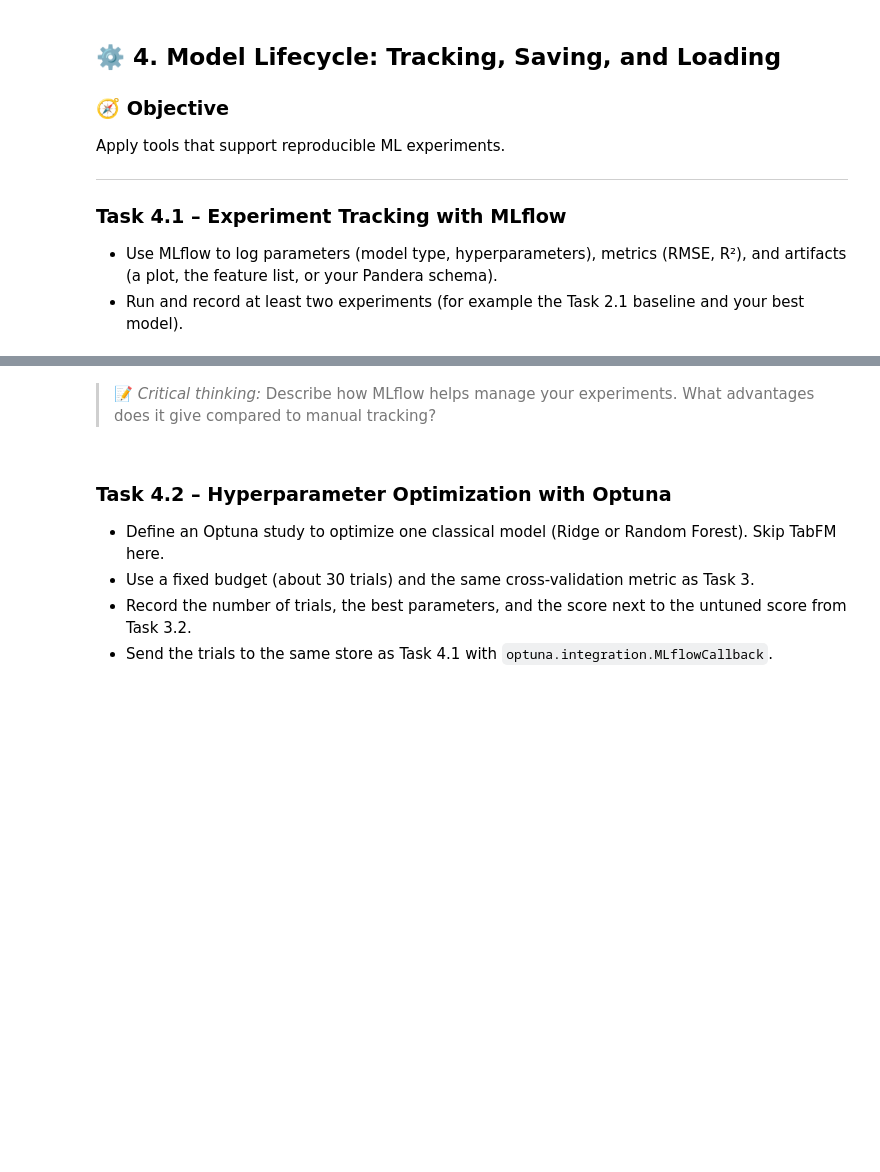
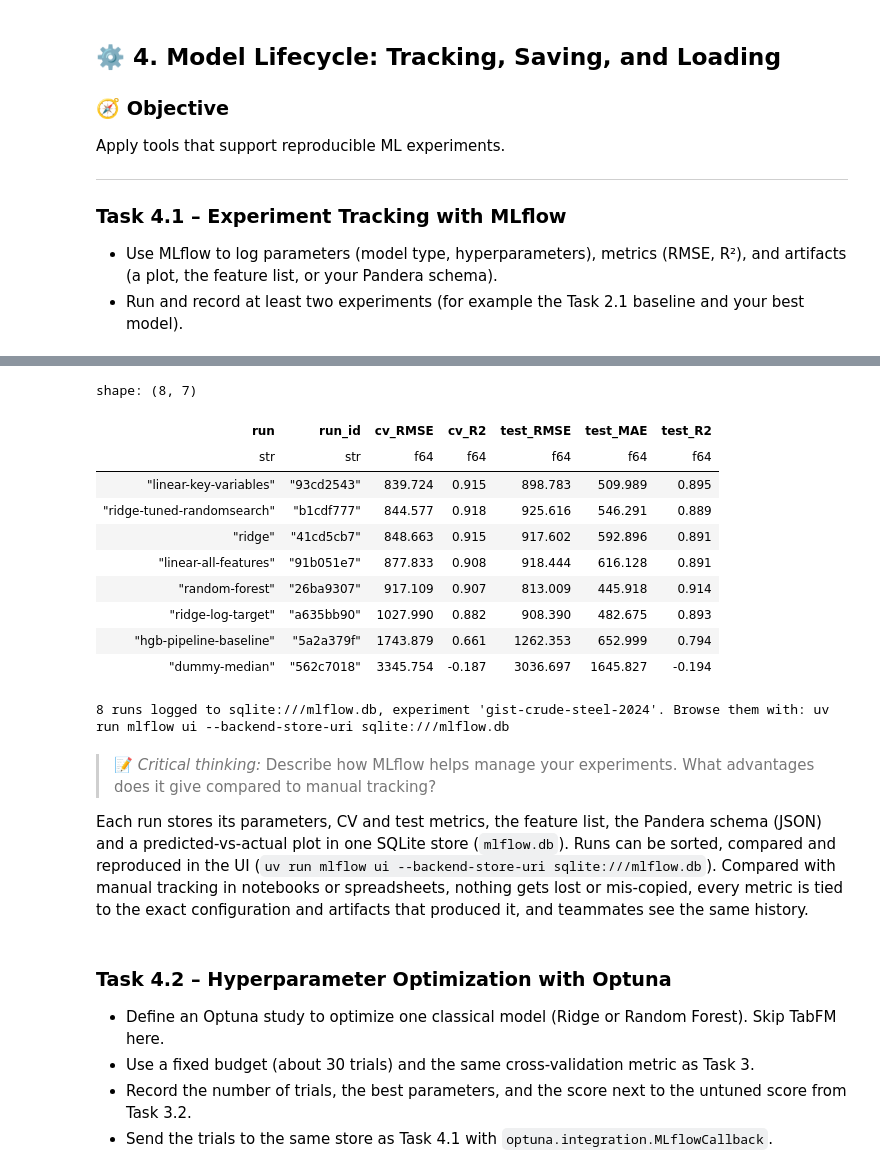
Before and after one commit to kenza-gueddas/aidams-lab2-bennjima-gueddas-mallat-sanver-tanaci, a Jupyter notebook: lab_2.ipynb, the cells around one changed output, grey strips where cells are left out. Cells and saved outputs as stored; diff of their text form; code cells hidden in the pictures; blank space fills up the shorter version.

Commit message:
final notebook

```diff
--- a/lab_2.ipynb
+++ b/lab_2.ipynb
@@ -180,3 +911,66 @@ Apply tools that support reproducible ML experiments.
 ### **Task 4.1 – Experiment Tracking with MLflow**
 - Use MLflow to log parameters (model type, hyperparameters), metrics (RMSE, R²), and artifacts (a plot, the feature list, or your Pandera schema).
 - Run and record at least two experiments (for example the Task 2.1 baseline and your best model).
+# %%
+import json
+
+import mlflow
+
+MLFLOW_URI = "sqlite:///mlflow.db"
+EXPERIMENT = "gist-crude-steel-2024"
+mlflow.set_tracking_uri(MLFLOW_URI)
+mlflow.set_experiment(EXPERIMENT)
+
+schema_spec = {name: {"dtype": str(col.dtype), "nullable": col.nullable, "unique": col.unique,
+                      "checks": [str(check) for check in col.checks]}
+               for name, col in schema.columns.items()}
+
+
+def prediction_plot(predictions: np.ndarray, title: str):
+    fig, ax = plt.subplots(figsize=(4.5, 4.5))
+    ax.scatter(y_test, predictions, s=16)
+    upper = max(y_test.max(), predictions.max()) * 1.05
+    ax.plot([0, upper], [0, upper], "--", c="grey", lw=1)
+    ax.set(xlabel="actual 2024 production (ttpa)", ylabel="predicted (ttpa)", title=title)
+    return fig
+
+
+def log_experiment(name: str, model, folds: pl.DataFrame | None = None) -> str:
+    estimator = model["model"] if isinstance(model, Pipeline) else model
+    params = {k: v for k, v in estimator.get_params().items() if isinstance(v, (int, float, str, bool, type(None)))}
+    predictions = model.predict(X_test)
+    with mlflow.start_run(run_name=name) as run:
+        mlflow.log_params({"model_type": type(estimator).__name__, "target": TARGET,
+                           "n_train": len(y_train), "n_test": len(y_test), **params})
+        mlflow.log_metrics({"test_RMSE": root_mean_squared_error(y_test, predictions),
+                            "test_MAE": mean_absolute_error(y_test, predictions),
+                            "test_R2": r2_score(y_test, predictions)})
+        if folds is not None:
+            mlflow.log_metrics({f"cv_{m}": folds[m].mean() for m in ("RMSE", "MAE", "R2")})
+        mlflow.log_dict({"numeric": NUMERIC, "categorical": CATEGORICAL, "target": TARGET}, "features.json")
+        mlflow.log_dict(schema_spec, "pandera_schema.json")
+        fig = prediction_plot(predictions, name)
+        mlflow.log_figure(fig, "pred_vs_actual.png")
+        plt.close(fig)
+    return run.info.run_id
+
+
+experiments = {
+    "dummy-median": (dummy, cross_val(DummyRegressor(strategy="median"))),
+    "hgb-pipeline-baseline": (baseline_pipeline, cross_val(baseline_pipeline)),
+    "linear-key-variables": (linear_key, linear_folds),
+    "linear-all-features": (candidates["Linear Regression"], fold_scores["Linear Regression"]),
+    "ridge": (candidates["Ridge"], fold_scores["Ridge"]),
+    "random-forest": (candidates["Random Forest"], fold_scores["Random Forest"]),
+    "ridge-log-target": (candidates["Ridge, log target"], fold_scores["Ridge, log target"]),
+    "ridge-tuned-randomsearch": (search.best_estimator_, ridge_tuned_folds),
+}
+run_ids = {name: log_experiment(name, model, folds) for name, (model, folds) in experiments.items()}
+
+logged = [mlflow.get_run(run_id) for run_id in run_ids.values()]
+display(pl.DataFrame([{"run": r.info.run_name, "run_id": r.info.run_id[:8],
+                       **{m: r.data.metrics.get(m) for m in ("cv_RMSE", "cv_R2", "test_RMSE", "test_MAE", "test_R2")}}
+                      for r in logged]).sort("cv_RMSE", nulls_last=True))
+print(f"{len(logged)} runs logged to {MLFLOW_URI}, experiment '{EXPERIMENT}'. "
+      f"Browse them with: uv run mlflow ui --backend-store-uri {MLFLOW_URI}")
+# %% [output]
@@ -183,6 +980,20 @@ Apply tools that support reproducible ML experiments.
+shape: (8, 7)
+| run | run_id | cv_RMSE | cv_R2 | test_RMSE | test_MAE | test_R2 |
+| str | str | f64 | f64 | f64 | f64 | f64 |
+| "linear-key-variables" | "93cd2543" | 839.724 | 0.915 | 898.783 | 509.989 | 0.895 |
+| "ridge-tuned-randomsearch" | "b1cdf777" | 844.577 | 0.918 | 925.616 | 546.291 | 0.889 |
+| "ridge" | "41cd5cb7" | 848.663 | 0.915 | 917.602 | 592.896 | 0.891 |
+| "linear-all-features" | "91b051e7" | 877.833 | 0.908 | 918.444 | 616.128 | 0.891 |
+| "random-forest" | "26ba9307" | 917.109 | 0.907 | 813.009 | 445.918 | 0.914 |
+| "ridge-log-target" | "a635bb90" | 1027.990 | 0.882 | 908.390 | 482.675 | 0.893 |
+| "hgb-pipeline-baseline" | "5a2a379f" | 1743.879 | 0.661 | 1262.353 | 652.999 | 0.794 |
+| "dummy-median" | "562c7018" | 3345.754 | -0.187 | 3036.697 | 1645.827 | -0.194 |
+8 runs logged to sqlite:///mlflow.db, experiment 'gist-crude-steel-2024'. Browse them with: uv run mlflow ui --backend-store-uri sqlite:///mlflow.db
 # %% [markdown]
 > 📝 *Critical thinking:*
 > Describe how MLflow helps manage your experiments. What advantages does it give compared to manual tracking?
+
+ Each run stores its parameters, CV and test metrics, the feature list, the Pandera schema (JSON) and a predicted-vs-actual plot in one SQLite store (`mlflow.db`). Runs can be sorted, compared and reproduced in the UI (`uv run mlflow ui --backend-store-uri sqlite:///mlflow.db`). Compared with manual tracking in notebooks or spreadsheets, nothing gets lost or mis-copied, every metric is tied to the exact configuration and artifacts that produced it, and teammates see the same history.
 # %% [markdown]
 ### **Task 4.2 – Hyperparameter Optimization with Optuna**
 - Define an Optuna study to optimize one classical model (Ridge or Random Forest). Skip TabFM here.
```
Also changed, not shown: parts of 31 cells of this notebook, 4 other files.
